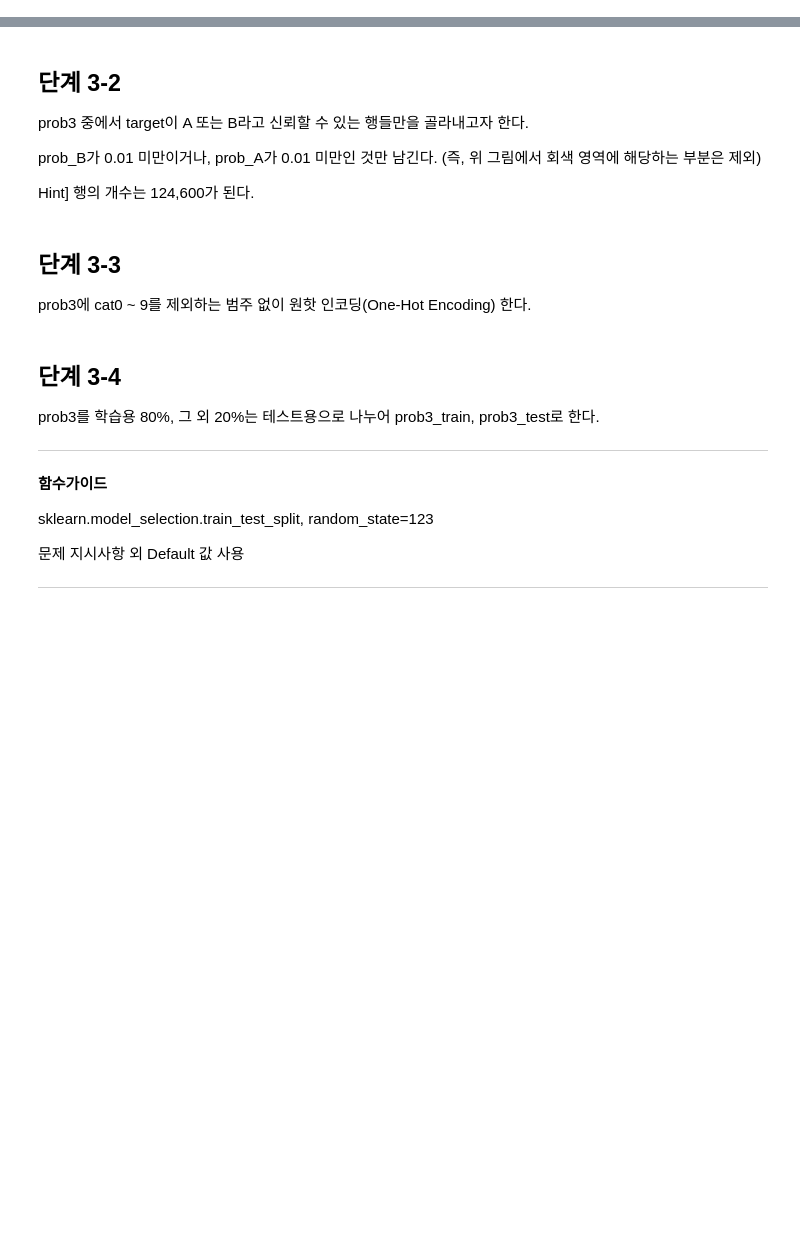
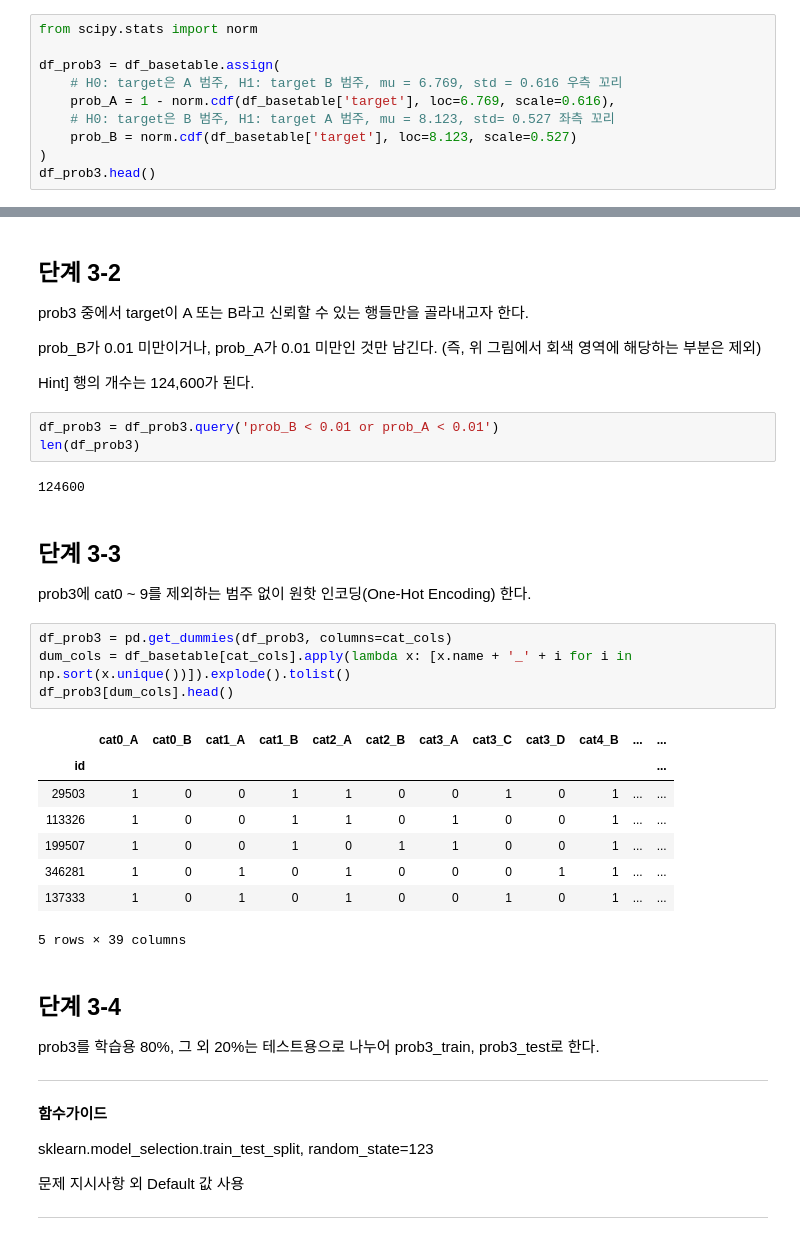
Before and after one commit to sunkusun9/DS_lv3_2403_2, a Jupyter notebook: sec_ds_lv3_prob2_prob.ipynb, the cells around one changed output, grey strips where cells are left out. Cells and saved outputs as stored; diff of their text form; blank space fills up the shorter version.

```diff
--- a/sec_ds_lv3_prob2_prob.ipynb
+++ b/sec_ds_lv3_prob2_prob.ipynb
@@ -817,3 +817,13 @@ scipy.stats 제공 기능 활용
 문제 지시사항 외 Default 값 사용
 
 ---
+# %%
+from scipy.stats import norm
+
+df_prob3 = df_basetable.assign(
+    # H0: target은 A 범주, H1: target B 범주, mu = 6.769, std = 0.616 우측 꼬리
+    prob_A = 1 - norm.cdf(df_basetable['target'], loc=6.769, scale=0.616),
+    # H0: target은 B 범주, H1: target A 범주, mu = 8.123, std= 0.527 좌측 꼬리
+    prob_B = norm.cdf(df_basetable['target'], loc=8.123, scale=0.527)
+)
+df_prob3.head()
@@ -825,10 +844,28 @@ prob3 중에서 target이 A 또는 B라고 신뢰할 수 있는 행들만을 골
 prob_B가 0.01 미만이거나, prob_A가 0.01 미만인 것만 남긴다. (즉, 위 그림에서 회색 영역에 해당하는 부분은 제외)
 
 Hint] 행의 개수는 124,600가 된다.
+# %%
+df_prob3 = df_prob3.query('prob_B < 0.01 or prob_A < 0.01')
+len(df_prob3)
+# %% [output]
+124600
 # %% [markdown]
 ## 단계 3-3
 
 prob3에 cat0 ~ 9를 제외하는 범주 없이 원핫 인코딩(One-Hot Encoding) 한다.
+# %%
+df_prob3 = pd.get_dummies(df_prob3, columns=cat_cols)
+dum_cols = df_basetable[cat_cols].apply(lambda x: [x.name + '_' + i for i in np.sort(x.unique())]).explode().tolist()
+df_prob3[dum_cols].head()
+# %% [output]
+|  | cat0_A | cat0_B | cat1_A | cat1_B | cat2_A | cat2_B | cat3_A | cat3_C | cat3_D | cat4_B | ... | ... |
+| id |  |  |  |  |  |  |  |  |  |  |  | ... |
+| 29503 | 1 | 0 | 0 | 1 | 1 | 0 | 0 | 1 | 0 | 1 | ... | ... |
+| 113326 | 1 | 0 | 0 | 1 | 1 | 0 | 1 | 0 | 0 | 1 | ... | ... |
+| 199507 | 1 | 0 | 0 | 1 | 0 | 1 | 1 | 0 | 0 | 1 | ... | ... |
+| 346281 | 1 | 0 | 1 | 0 | 1 | 0 | 0 | 0 | 1 | 1 | ... | ... |
+| 137333 | 1 | 0 | 1 | 0 | 1 | 0 | 0 | 1 | 0 | 1 | ... | ... |
+5 rows × 39 columns
 # %% [markdown]
 ## 단계 3-4
 
```
Also changed, not shown: parts of 51 cells of this notebook.
